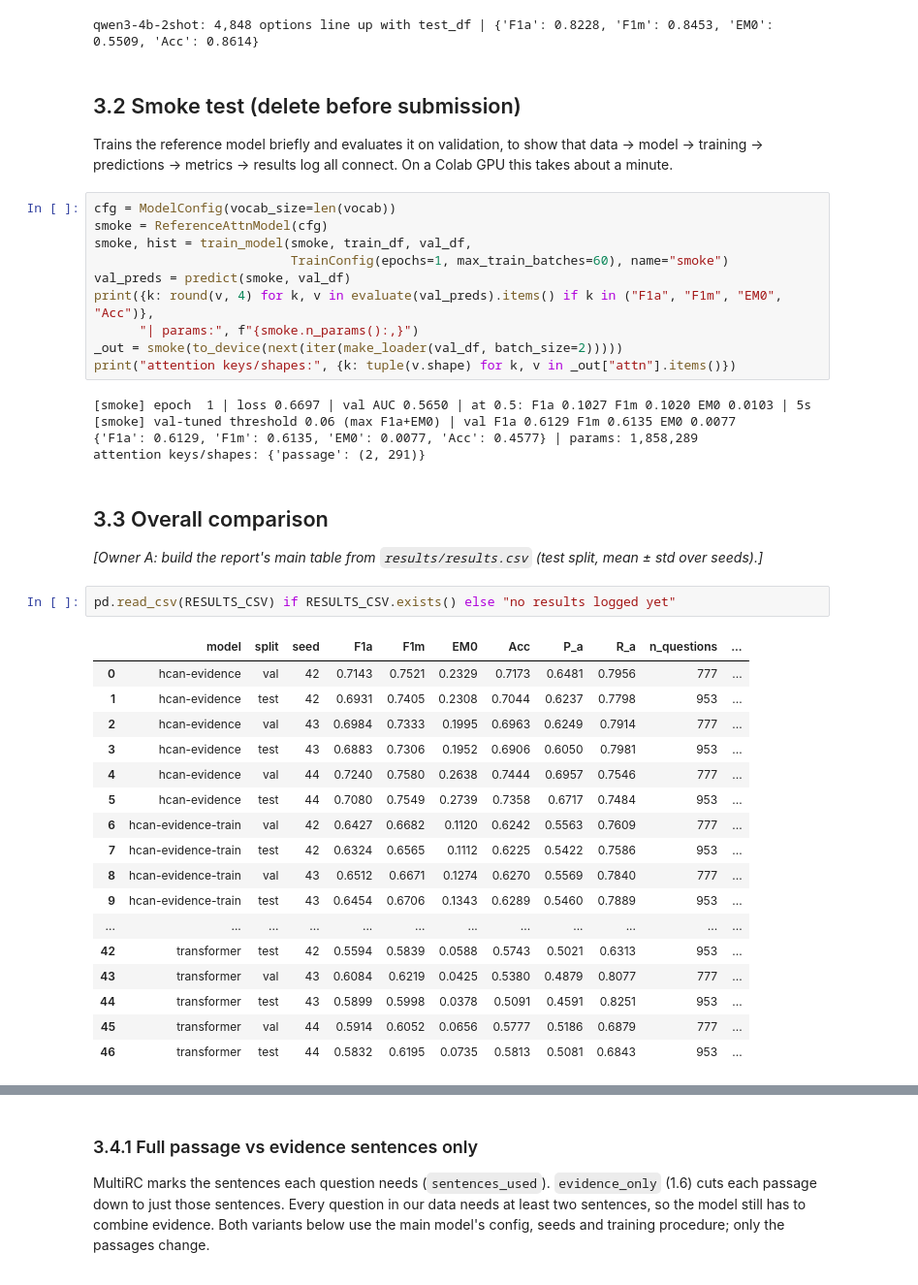
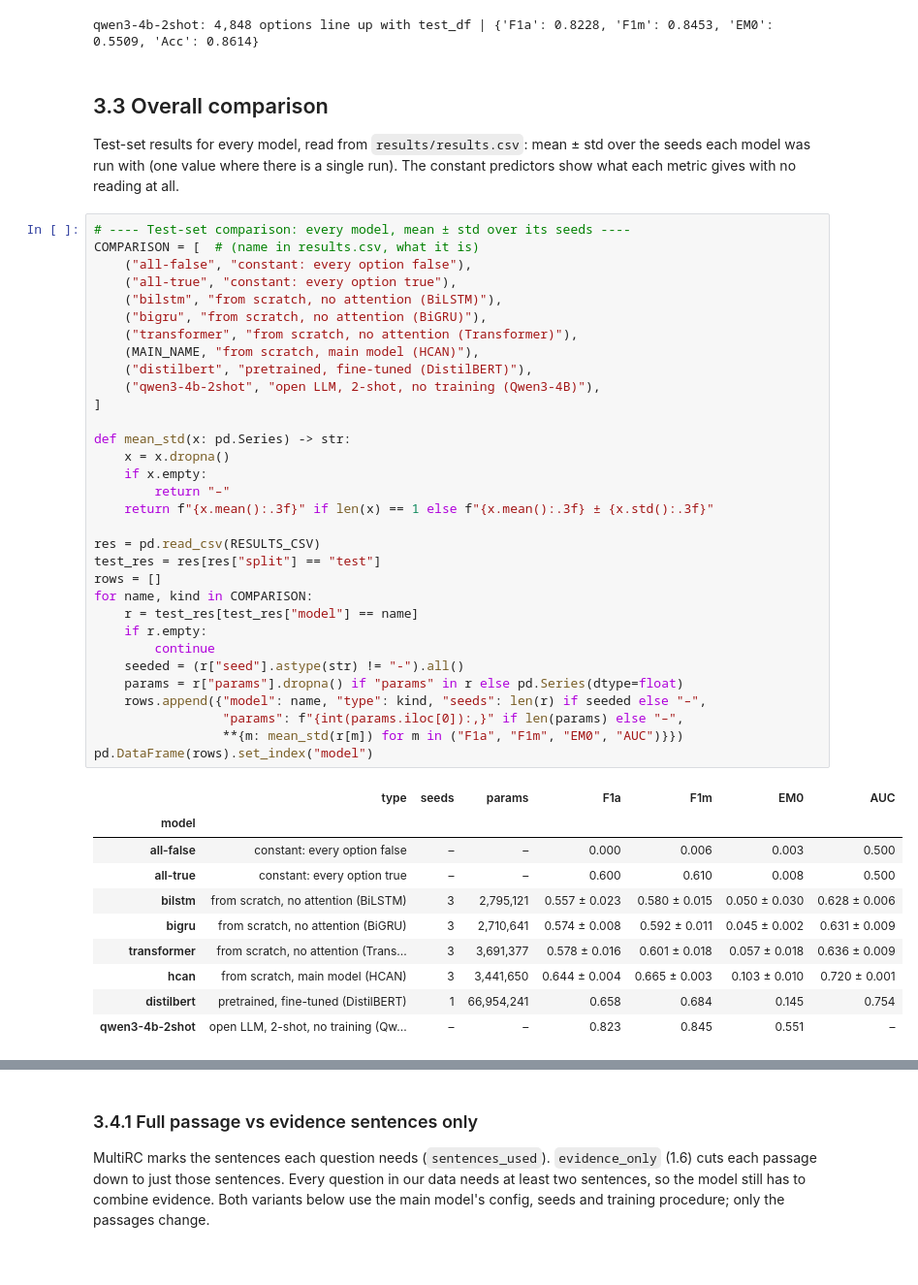
Before and after one commit to rayhao-han/NLP_Proj, a Jupyter notebook: CITS4012_Group56.ipynb, the cells around one changed output, grey strips where cells are left out. Shown at 97% size. Drawn from its saved outputs; the diff is of its cells as text.

Commit message:
Add sentence-level ablation w test results overall comparisons read me removed 2.2 and 3.2 tetss

```diff
--- a/CITS4012_Group56.ipynb
+++ b/CITS4012_Group56.ipynb
@@ -1124,46 +1081,51 @@ print(f"{QWEN_NAME}: {len(qwen):,} options line up with test_df |",
       {k: round(v, 4) for k, v in evaluate(qwen).items() if k in ("F1a", "F1m", "EM0", "Acc")})
 # %% [output]
 qwen3-4b-2shot: 4,848 options line up with test_df | {'F1a': 0.8228, 'F1m': 0.8453, 'EM0': 0.5509, 'Acc': 0.8614}
-# %% [markdown]
-## 3.2 Smoke test (delete before submission)
-Trains the reference model briefly and evaluates it on validation, to show that data → model → training → predictions → metrics → results log all connect. On a Colab GPU this takes about a minute.
-# %%
-cfg = ModelConfig(vocab_size=len(vocab))
-smoke = ReferenceAttnModel(cfg)
-smoke, hist = train_model(smoke, train_df, val_df,
-                          TrainConfig(epochs=1, max_train_batches=60), name="smoke")
-val_preds = predict(smoke, val_df)
-print({k: round(v, 4) for k, v in evaluate(val_preds).items() if k in ("F1a", "F1m", "EM0", "Acc")},
-      "| params:", f"{smoke.n_params():,}")
-_out = smoke(to_device(next(iter(make_loader(val_df, batch_size=2)))))
-print("attention keys/shapes:", {k: tuple(v.shape) for k, v in _out["attn"].items()})
-# %% [output]
-[smoke] epoch  1 | loss 0.6697 | val AUC 0.5650 | at 0.5: F1a 0.1027 F1m 0.1020 EM0 0.0103 | 5s
-[smoke] val-tuned threshold 0.06 (max F1a+EM0) | val F1a 0.6129 F1m 0.6135 EM0 0.0077
-{'F1a': 0.6129, 'F1m': 0.6135, 'EM0': 0.0077, 'Acc': 0.4577} | params: 1,858,289
-attention keys/shapes: {'passage': (2, 291)}
 # %% [markdown]
 ## 3.3 Overall comparison
-*[Owner A: build the report's main table from `results/results.csv` (test split, mean ± std over seeds).]*
+Test-set results for every model, read from `results/results.csv`: mean ± std over the seeds each model was run with (one value where there is a single run). The constant predictors show what each metric gives with no reading at all.
 # %%
-pd.read_csv(RESULTS_CSV) if RESULTS_CSV.exists() else "no results logged yet"
+# ---- Test-set comparison: every model, mean ± std over its seeds ----
+COMPARISON = [  # (name in results.csv, what it is)
+    ("all-false", "constant: every option false"),
+    ("all-true", "constant: every option true"),
+    ("bilstm", "from scratch, no attention (BiLSTM)"),
+    ("bigru", "from scratch, no attention (BiGRU)"),
+    ("transformer", "from scratch, no attention (Transformer)"),
+    (MAIN_NAME, "from scratch, main model (HCAN)"),
+    ("distilbert", "pretrained, fine-tuned (DistilBERT)"),
+    ("qwen3-4b-2shot", "open LLM, 2-shot, no training (Qwen3-4B)"),
+]
+
+def mean_std(x: pd.Series) -> str:
+    x = x.dropna()
+    if x.empty:
+        return "–"
+    return f"{x.mean():.3f}" if len(x) == 1 else f"{x.mean():.3f} ± {x.std():.3f}"
+
+res = pd.read_csv(RESULTS_CSV)
+test_res = res[res["split"] == "test"]
+rows = []
+for name, kind in COMPARISON:
+    r = test_res[test_res["model"] == name]
+    if r.empty:
+        continue
+    seeded = (r["seed"].astype(str) != "-").all()
+    params = r["params"].dropna() if "params" in r else pd.Series(dtype=float)
+    rows.append({"model": name, "type": kind, "seeds": len(r) if seeded else "–",
+                 "params": f"{int(params.iloc[0]):,}" if len(params) else "–",
+                 **{m: mean_std(r[m]) for m in ("F1a", "F1m", "EM0", "AUC")}})
+pd.DataFrame(rows).set_index("model")
 # %% [output]
-|  | model | split | seed | F1a | F1m | EM0 | Acc | P_a | R_a | n_questions | ... |
-| 0 | hcan-evidence | val | 42 | 0.7143 | 0.7521 | 0.2329 | 0.7173 | 0.6481 | 0.7956 | 777 | ... |
-| 1 | hcan-evidence | test | 42 | 0.6931 | 0.7405 | 0.2308 | 0.7044 | 0.6237 | 0.7798 | 953 | ... |
-| 2 | hcan-evidence | val | 43 | 0.6984 | 0.7333 | 0.1995 | 0.6963 | 0.6249 | 0.7914 | 777 | ... |
-| 3 | hcan-evidence | test | 43 | 0.6883 | 0.7306 | 0.1952 | 0.6906 | 0.6050 | 0.7981 | 953 | ... |
-| 4 | hcan-evidence | val | 44 | 0.7240 | 0.7580 | 0.2638 | 0.7444 | 0.6957 | 0.7546 | 777 | ... |
-| 5 | hcan-evidence | test | 44 | 0.7080 | 0.7549 | 0.2739 | 0.7358 | 0.6717 | 0.7484 | 953 | ... |
-| 6 | hcan-evidence-train | val | 42 | 0.6427 | 0.6682 | 0.1120 | 0.6242 | 0.5563 | 0.7609 | 777 | ... |
-| 7 | hcan-evidence-train | test | 42 | 0.6324 | 0.6565 | 0.1112 | 0.6225 | 0.5422 | 0.7586 | 953 | ... |
-| 8 | hcan-evidence-train | val | 43 | 0.6512 | 0.6671 | 0.1274 | 0.6270 | 0.5569 | 0.7840 | 777 | ... |
-| 9 | hcan-evidence-train | test | 43 | 0.6454 | 0.6706 | 0.1343 | 0.6289 | 0.5460 | 0.7889 | 953 | ... |
-| ... | ... | ... | ... | ... | ... | ... | ... | ... | ... | ... | ... |
-| 42 | transformer | test | 42 | 0.5594 | 0.5839 | 0.0588 | 0.5743 | 0.5021 | 0.6313 | 953 | ... |
-| 43 | transformer | val | 43 | 0.6084 | 0.6219 | 0.0425 | 0.5380 | 0.4879 | 0.8077 | 777 | ... |
-| 44 | transformer | test | 43 | 0.5899 | 0.5998 | 0.0378 | 0.5091 | 0.4591 | 0.8251 | 953 | ... |
-| 45 | transformer | val | 44 | 0.5914 | 0.6052 | 0.0656 | 0.5777 | 0.5186 | 0.6879 | 777 | ... |
-| 46 | transformer | test | 44 | 0.5832 | 0.6195 | 0.0735 | 0.5813 | 0.5081 | 0.6843 | 953 | ... |
+|  | type | seeds | params | F1a | F1m | EM0 | AUC |
+| model |  |  |  |  |  |  |  |
+| all-false | constant: every option false | – | – | 0.000 | 0.006 | 0.003 | 0.500 |
+| all-true | constant: every option true | – | – | 0.600 | 0.610 | 0.008 | 0.500 |
+| bilstm | from scratch, no attention (BiLSTM) | 3 | 2,795,121 | 0.557 ± 0.023 | 0.580 ± 0.015 | 0.050 ± 0.030 | 0.628 ± 0.006 |
+| bigru | from scratch, no attention (BiGRU) | 3 | 2,710,641 | 0.574 ± 0.008 | 0.592 ± 0.011 | 0.045 ± 0.002 | 0.631 ± 0.009 |
+| transformer | from scratch, no attention (Trans... | 3 | 3,691,377 | 0.578 ± 0.016 | 0.601 ± 0.018 | 0.057 ± 0.018 | 0.636 ± 0.009 |
+| hcan | from scratch, main model (HCAN) | 3 | 3,441,650 | 0.644 ± 0.004 | 0.665 ± 0.003 | 0.103 ± 0.010 | 0.720 ± 0.001 |
+| distilbert | pretrained, fine-tuned (DistilBERT) | 1 | 66,954,241 | 0.658 | 0.684 | 0.145 | 0.754 |
+| qwen3-4b-2shot | open LLM, 2-shot, no training (Qw... | – | – | 0.823 | 0.845 | 0.551 | – |
 # %% [markdown]
 ## 3.4 Ablation studies
```
Also changed, not shown: parts of 5 cells of this notebook, 7 other files.
